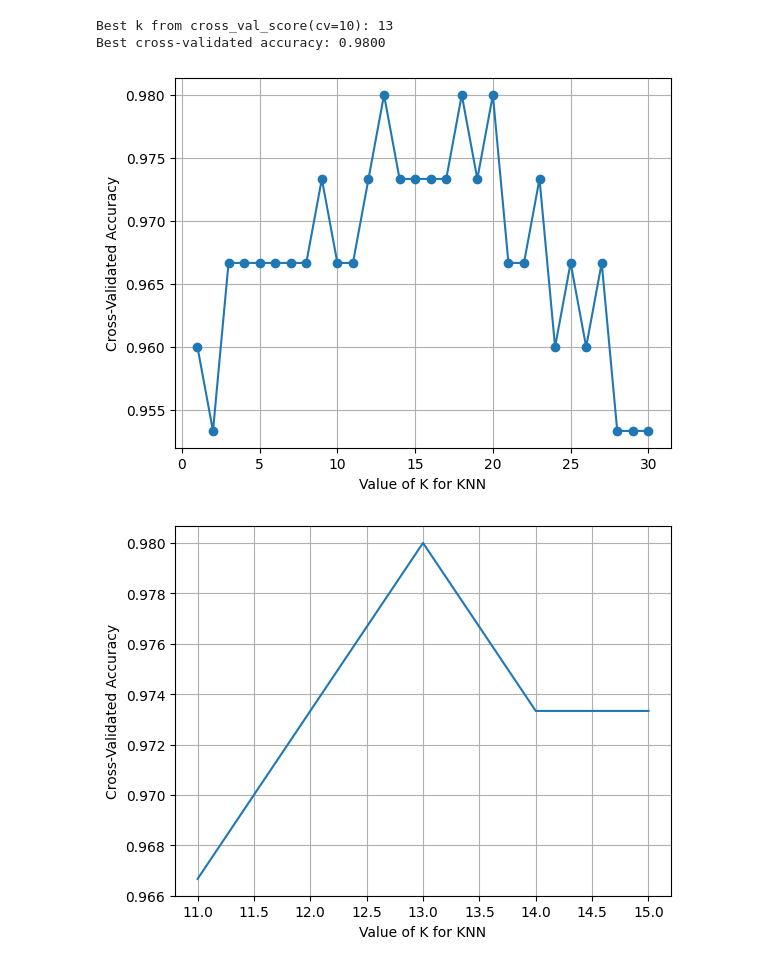
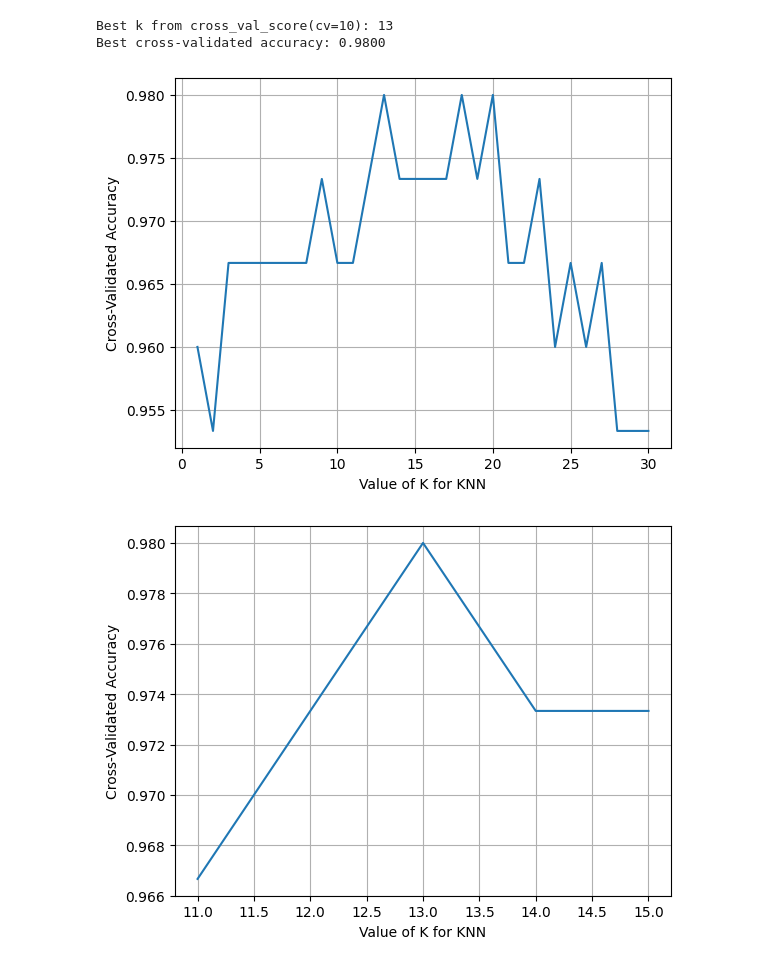
Before and after one commit to Fordfire337/CS-4410-intro-machine-learning, a Jupyter notebook: HW3.ipynb, the cells around one changed output. Drawn from its saved outputs; the diff is of its cells as text; code cells hidden in the pictures.

```diff
--- a/HW3.ipynb
+++ b/HW3.ipynb
@@ -38,14 +38,14 @@ Best cross-validated accuracy: 0.9800
 # %%
 #Q3 Plot 1: Value of K for KNN vs Cross-Validated Accuracy
 plt.figure()
-plt.plot(list(k_range), mean_scores, marker='o')
+plt.plot(list(k_range), mean_scores)
 plt.xlabel("Value of K for KNN")
 plt.ylabel("Cross-Validated Accuracy")
 plt.grid(True)
 plt.savefig("knn-1.jpg", dpi=300, bbox_inches="tight")
 plt.show()
 # %% [output]
-[figure, old version]
+[figure, new version]
 # %%
 #Q3 Plot 2
 k_zoom = np.arange(11, 16)
```
